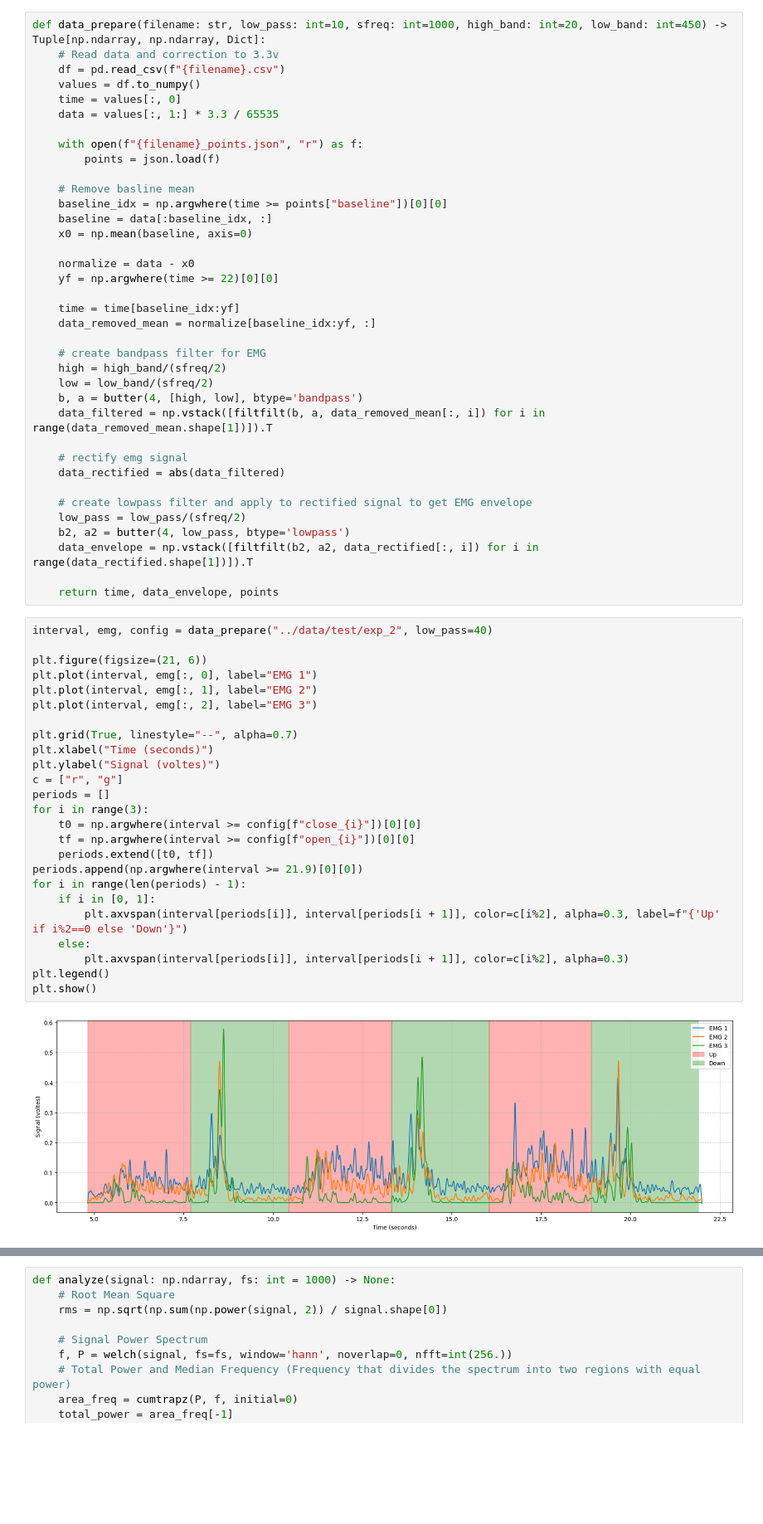
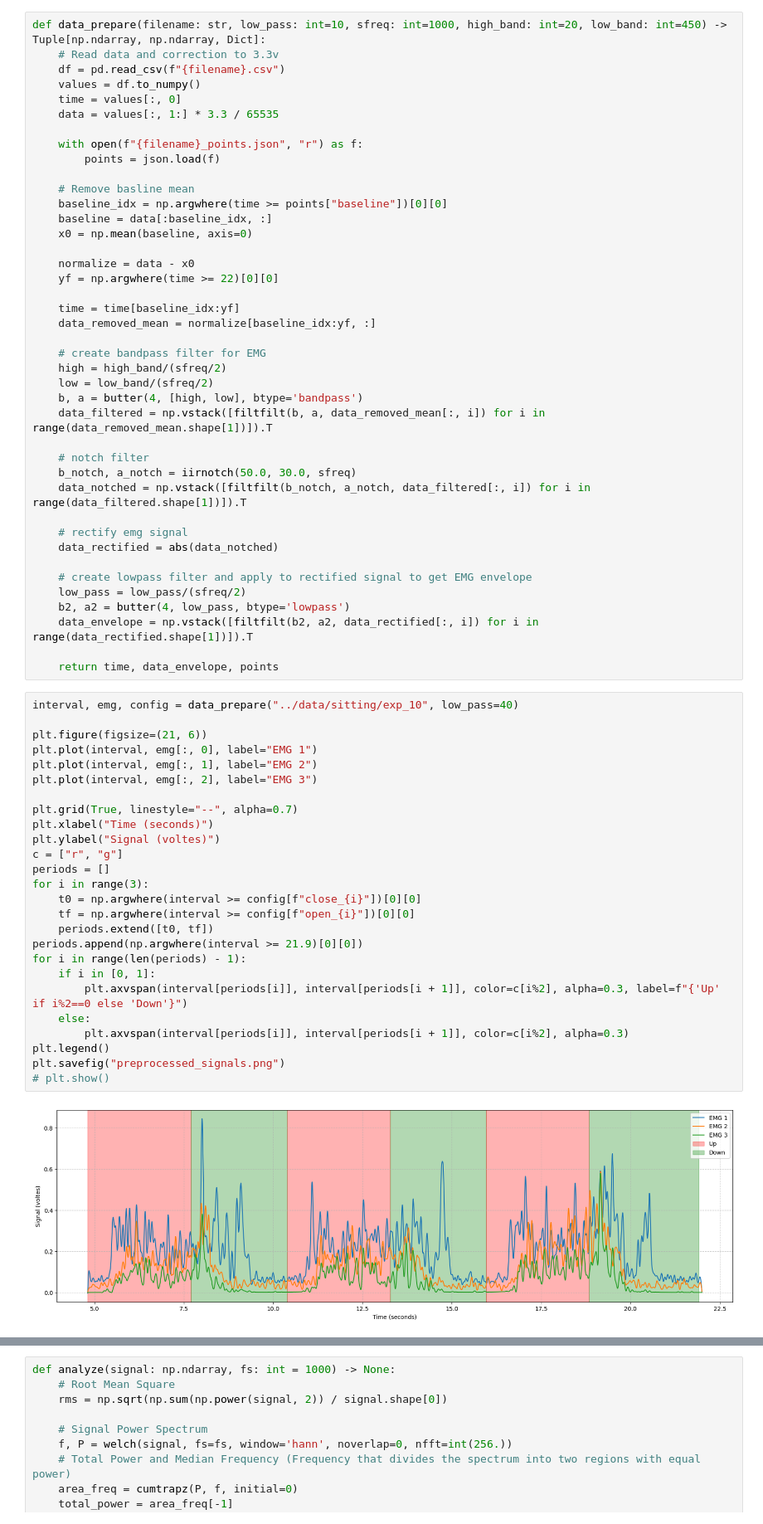
Before and after one commit to Slauva/thesis-project, a Jupyter notebook: experiment_optimal_position/2.0_data_analyze.ipynb, the cells around one changed output, grey strips where cells are left out. Shown at 83% size. Cells and saved outputs as stored; diff of their text form; blank space fills up the shorter version.

```diff
--- a/experiment_optimal_position/2.0_data_analyze.ipynb
+++ b/experiment_optimal_position/2.0_data_analyze.ipynb
@@ -39,8 +39,12 @@ def data_prepare(filename: str, low_pass: int=10, sfreq: int=1000, high_band: in
     b, a = butter(4, [high, low], btype='bandpass')
     data_filtered = np.vstack([filtfilt(b, a, data_removed_mean[:, i]) for i in range(data_removed_mean.shape[1])]).T
 
+    # notch filter
+    b_notch, a_notch = iirnotch(50.0, 30.0, sfreq)
+    data_notched = np.vstack([filtfilt(b_notch, a_notch, data_filtered[:, i]) for i in range(data_filtered.shape[1])]).T
+
     # rectify emg signal
-    data_rectified = abs(data_filtered)
+    data_rectified = abs(data_notched)
 
     # create lowpass filter and apply to rectified signal to get EMG envelope
     low_pass = low_pass/(sfreq/2)
@@ -49,32 +53,33 @@ def data_prepare(filename: str, low_pass: int=10, sfreq: int=1000, high_band: in
 
     return time, data_envelope, points
 # %%
-interval, emg, config = data_prepare("../data/test/exp_2", low_pass=40)
+interval, emg, config = data_prepare("../data/sitting/exp_10", low_pass=40)
 
 plt.figure(figsize=(21, 6))
 plt.plot(interval, emg[:, 0], label="EMG 1")
 plt.plot(interval, emg[:, 1], label="EMG 2")
 plt.plot(interval, emg[:, 2], label="EMG 3")
 
 plt.grid(True, linestyle="--", alpha=0.7)
 plt.xlabel("Time (seconds)")
 plt.ylabel("Signal (voltes)")
 c = ["r", "g"]
 periods = []
 for i in range(3):
     t0 = np.argwhere(interval >= config[f"close_{i}"])[0][0]
     tf = np.argwhere(interval >= config[f"open_{i}"])[0][0]
     periods.extend([t0, tf])
 periods.append(np.argwhere(interval >= 21.9)[0][0])
 for i in range(len(periods) - 1):
     if i in [0, 1]:
         plt.axvspan(interval[periods[i]], interval[periods[i + 1]], color=c[i%2], alpha=0.3, label=f"{'Up' if i%2==0 else 'Down'}")
     else:
         plt.axvspan(interval[periods[i]], interval[periods[i + 1]], color=c[i%2], alpha=0.3)
 plt.legend()
-plt.show()
+plt.savefig("preprocessed_signals.png")
+# plt.show()
 # %% [output]
-[figure, old version]
+[figure, new version]
 # %%
 plt.figure(figsize=(21, 6))
 plt.plot(interval, np.sum(emg, axis=1) / 3, label="Summery signal")
```
Also changed, not shown: parts of 4 cells of this notebook, 26 other files.
